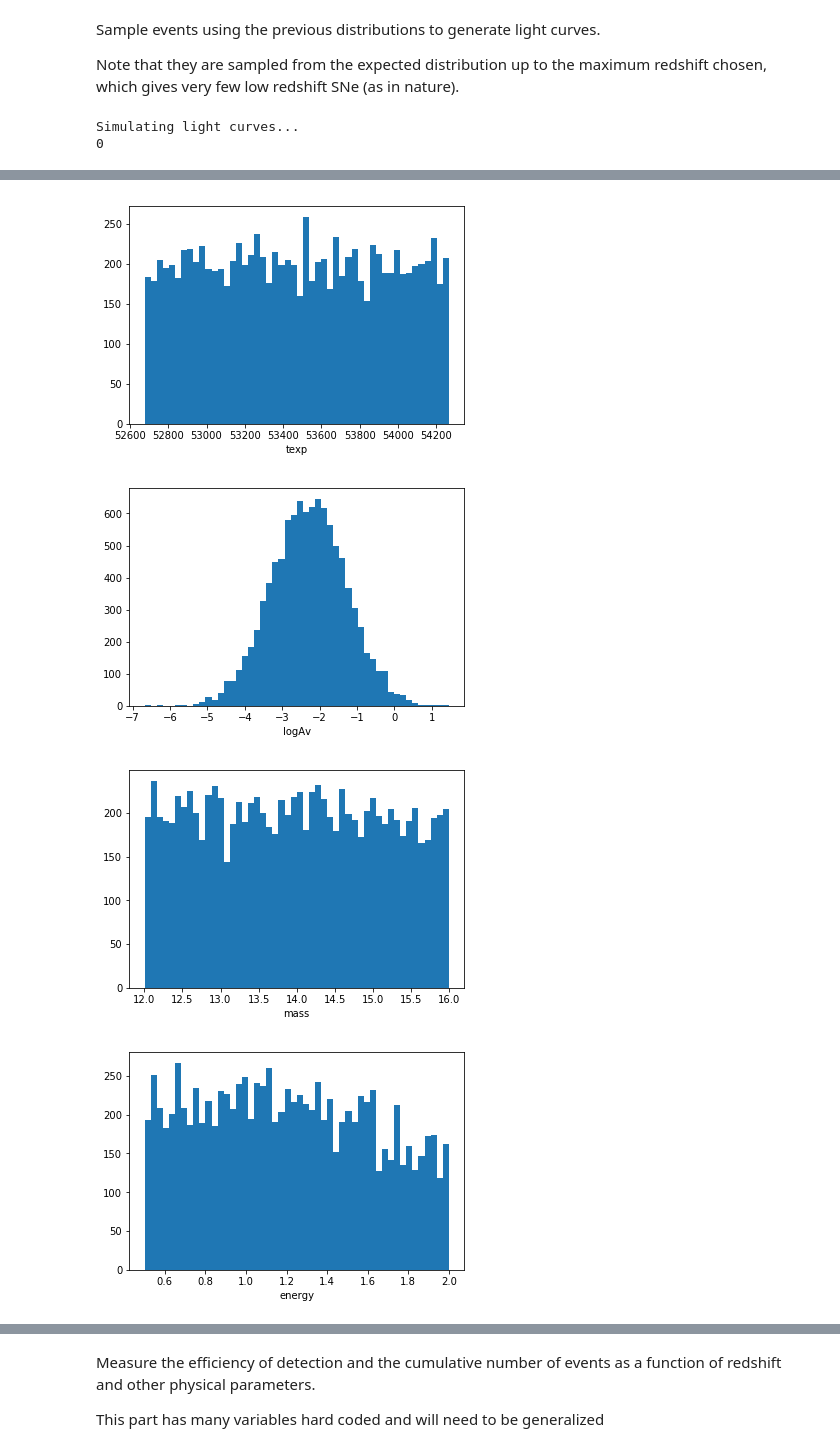
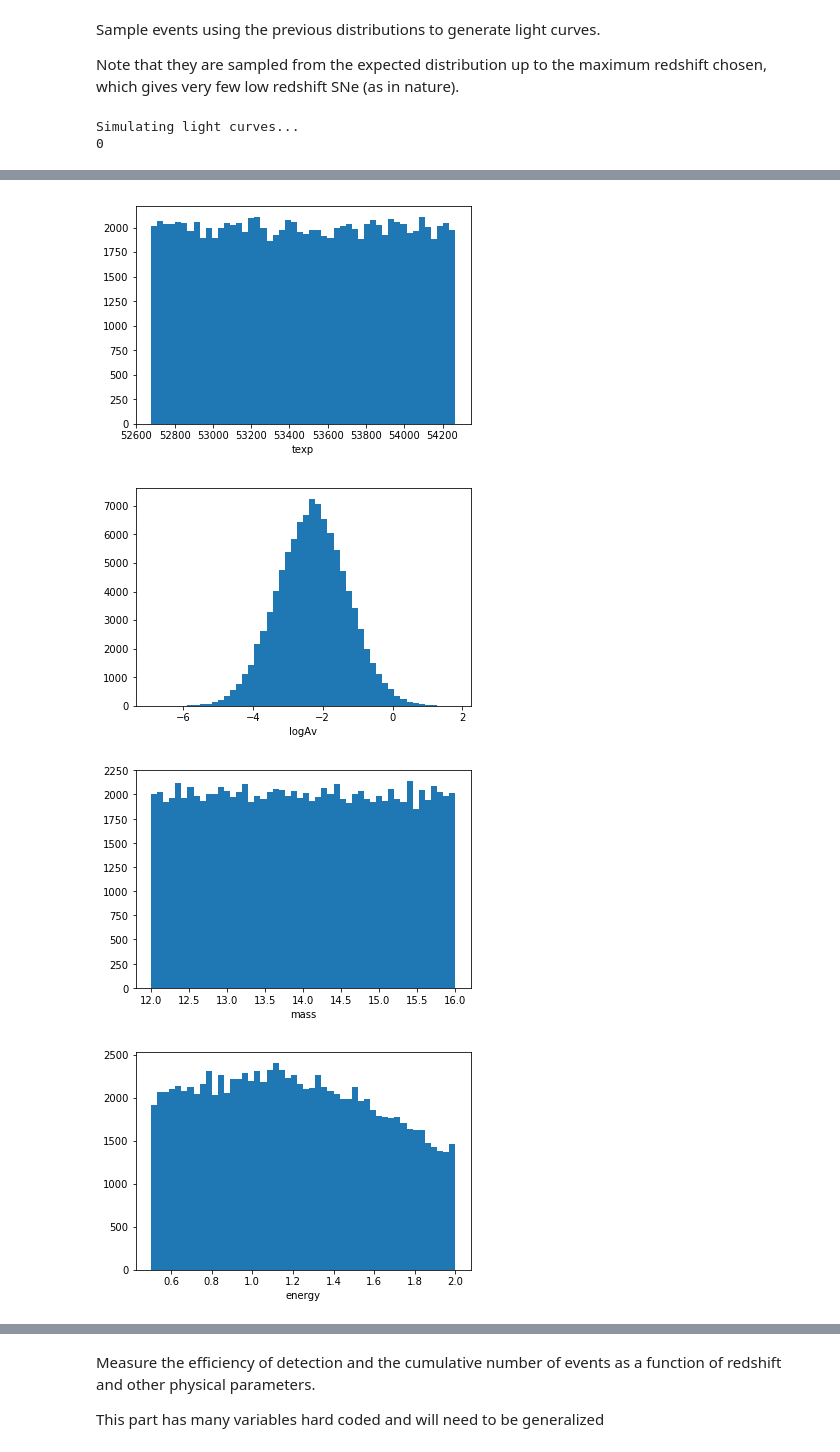
Before and after one commit to fforster/surveysim, a Jupyter notebook: notebooks/SurveySimulator.ipynb, the cells around one changed output, grey strips where cells are left out. Cells and saved outputs as stored; diff of their text form; code cells hidden in the pictures.

```diff
--- a/notebooks/SurveySimulator.ipynb
+++ b/notebooks/SurveySimulator.ipynb
@@ -200,8 +200,8 @@ Sample events using the previous distributions to generate light curves.
 
 Note that they are sampled from the expected distribution up to the maximum redshift chosen, which gives very few low redshift SNe (as in nature).
 # %%
-nsim = 10000
-newsurvey.sample_events(nsim = nsim, doload = False, doplot = True, rvs = rvs, bounds = bounds, pars = pars)
+nsim = 100000
+%time newsurvey.sample_events(nsim = nsim, doload = False, doplot = True, rvs = rvs, bounds = bounds, pars = pars)
 # %% [output]
 Simulating light curves...
 0
@@ -209,4 +210,4 @@ Simulating light curves...
-[figure, old version]
+[figure, new version]
-[figure, old version]
+[figure, new version]
-[figure, old version]
+[figure, new version]
-[figure, old version]
+[figure, new version]
```
Also changed, not shown: parts of 2 cells of this notebook.
